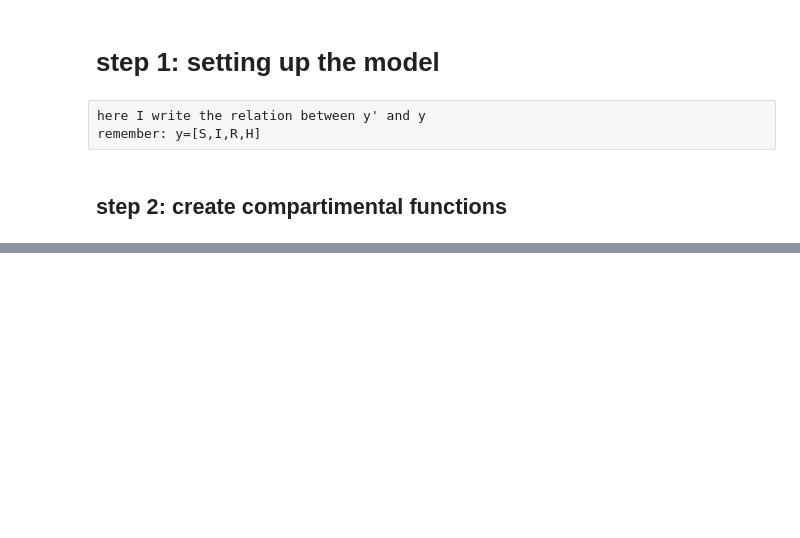
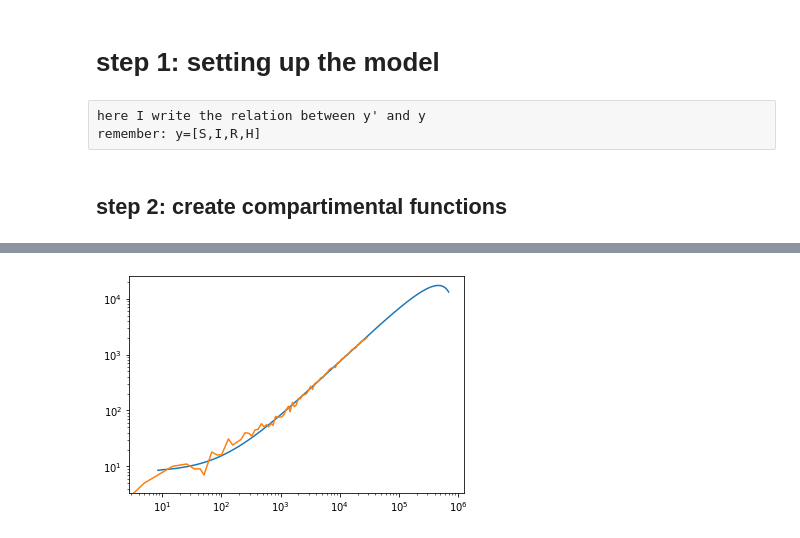
Before and after one commit to dimiphoton/bigdataSIR, a Jupyter notebook: Untitled.ipynb, the cells around one changed output, grey strips where cells are left out. Cells and saved outputs as stored; diff of their text form; code cells hidden in the pictures; blank space fills up the shorter version.

```diff
--- a/Untitled.ipynb
+++ b/Untitled.ipynb
@@ -347,0 +296,4 @@ def suite
+# %%
+sim_70=params2obs(result.params,np.linspace(0,70,71))
+sim_100=params2obs(result.params,np.linspace(0,100,101))
+sim_130=params2obs(result.params,np.linspace(0,130,131))
@@ -347,0 +309,10 @@ def suite
+# %%
+def plotwave(df):
+    y=df['num_positive']
+    x=df['num_positive'].cumsum()
+    plt.loglog(x,y)
+# %%
+plotwave(sim_130);
+plotwave(data)
+# %% [output]
+[figure, added]
```
Also changed, not shown: parts of 30 cells of this notebook, 4 other files.
